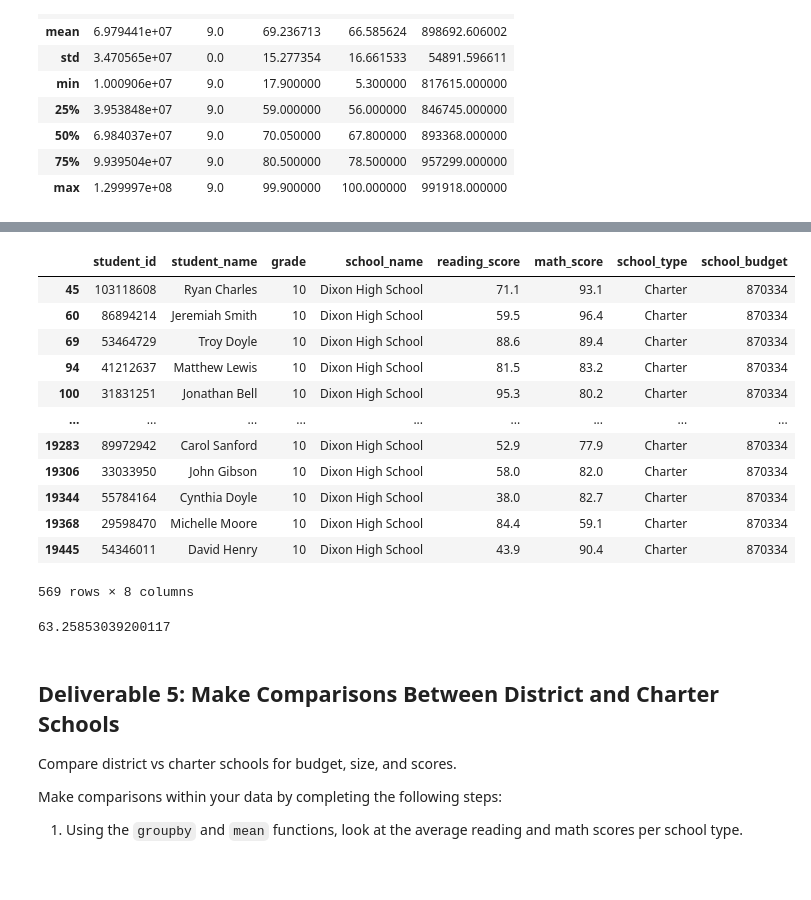
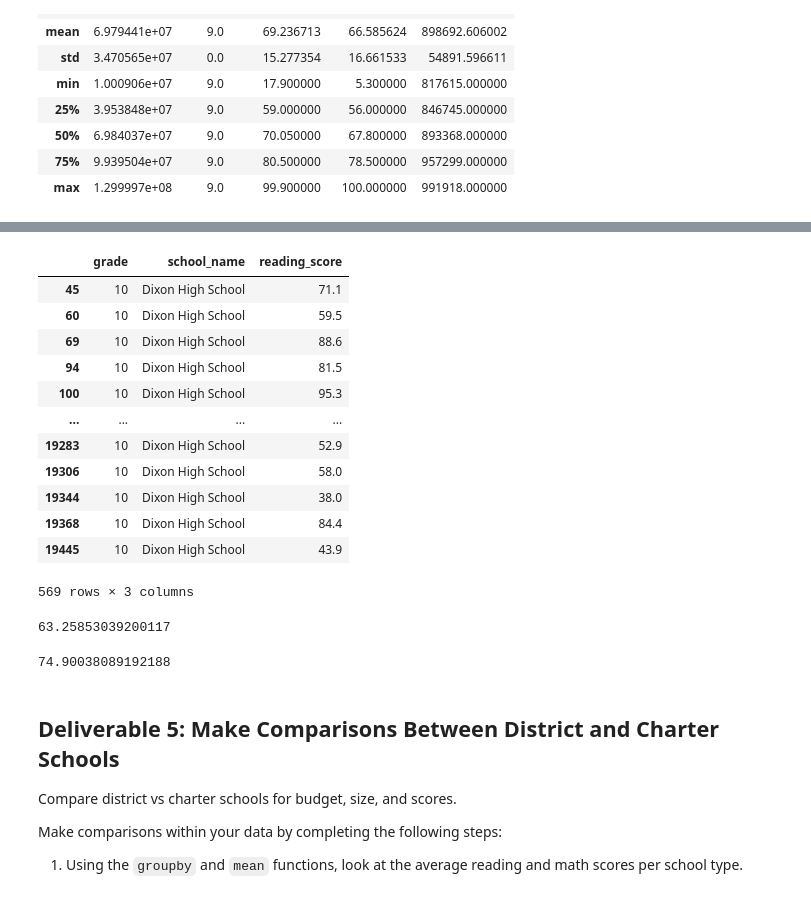
Before and after one commit to mornally/School_District_Analysis, a Jupyter notebook: Starter_Code/Unsolved/Student_Data_Challenge_Starter_Code.ipynb, the cells around one changed output, grey strips where cells are left out. Drawn from its saved outputs; the diff is of its cells as text; code cells hidden in the pictures.

```diff
--- a/Starter_Code/Unsolved/Student_Data_Challenge_Starter_Code.ipynb
+++ b/Starter_Code/Unsolved/Student_Data_Challenge_Starter_Code.ipynb
@@ -241,20 +241,21 @@ min_reading_row
 | 3706 | 81758630 | Matthew Thomas | 10 | Dixon High School | 10.5 | 58.4 | Charter | 870334 |
 # %%
 # Use loc with conditionals to select all reading scores from 10th graders at Dixon High School.
-student_df.loc[(student_df["school_name"] == "Dixon High School") & (student_df["grade"]==10)]
+reading_dixon = student_df.loc[(student_df["school_name"] == "Dixon High School") & (student_df["grade"]==10), ["grade", "school_name", "reading_score"]]
+reading_dixon
 # %% [output]
-|  | student_id | student_name | grade | school_name | reading_score | math_score | school_type | school_budget |
-| 45 | 103118608 | Ryan Charles | 10 | Dixon High School | 71.1 | 93.1 | Charter | 870334 |
-| 60 | 86894214 | Jeremiah Smith | 10 | Dixon High School | 59.5 | 96.4 | Charter | 870334 |
-| 69 | 53464729 | Troy Doyle | 10 | Dixon High School | 88.6 | 89.4 | Charter | 870334 |
-| 94 | 41212637 | Matthew Lewis | 10 | Dixon High School | 81.5 | 83.2 | Charter | 870334 |
-| 100 | 31831251 | Jonathan Bell | 10 | Dixon High School | 95.3 | 80.2 | Charter | 870334 |
-| ... | ... | ... | ... | ... | ... | ... | ... | ... |
-| 19283 | 89972942 | Carol Sanford | 10 | Dixon High School | 52.9 | 77.9 | Charter | 870334 |
-| 19306 | 33033950 | John Gibson | 10 | Dixon High School | 58.0 | 82.0 | Charter | 870334 |
-| 19344 | 55784164 | Cynthia Doyle | 10 | Dixon High School | 38.0 | 82.7 | Charter | 870334 |
-| 19368 | 29598470 | Michelle Moore | 10 | Dixon High School | 84.4 | 59.1 | Charter | 870334 |
-| 19445 | 54346011 | David Henry | 10 | Dixon High School | 43.9 | 90.4 | Charter | 870334 |
+|  | grade | school_name | reading_score |
+| 45 | 10 | Dixon High School | 71.1 |
+| 60 | 10 | Dixon High School | 59.5 |
+| 69 | 10 | Dixon High School | 88.6 |
+| 94 | 10 | Dixon High School | 81.5 |
+| 100 | 10 | Dixon High School | 95.3 |
+| ... | ... | ... | ... |
+| 19283 | 10 | Dixon High School | 52.9 |
+| 19306 | 10 | Dixon High School | 58.0 |
+| 19344 | 10 | Dixon High School | 38.0 |
+| 19368 | 10 | Dixon High School | 84.4 |
+| 19445 | 10 | Dixon High School | 43.9 |
-569 rows × 8 columns
+569 rows × 3 columns
 # %%
 # Find the mean reading score for all students in grades 11 and 12 combined.
@@ -262,5 +264,10 @@ student_df.loc[(student_df["school_name"] == "Dixon High School") & (student_df[
 # %% [output]
 63.25853039200117
+# %%
+avg_reading = student_df.loc[(student_df["grade"] == 11) | (student_df["grade"] == 12)]
+avg_reading["reading_score"].mean()
+# %% [output]
+74.90038089192188
 # %% [markdown]
 ## Deliverable 5: Make Comparisons Between District and Charter Schools
 
```
Also changed, not shown: parts of 5 cells of this notebook, 1 other file.
